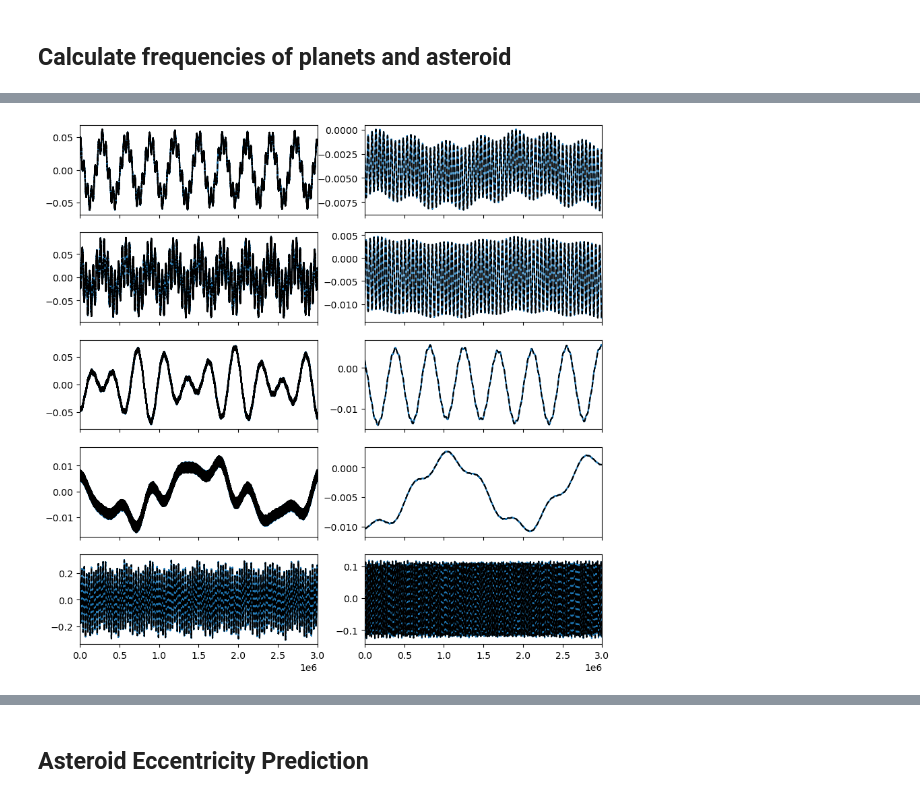
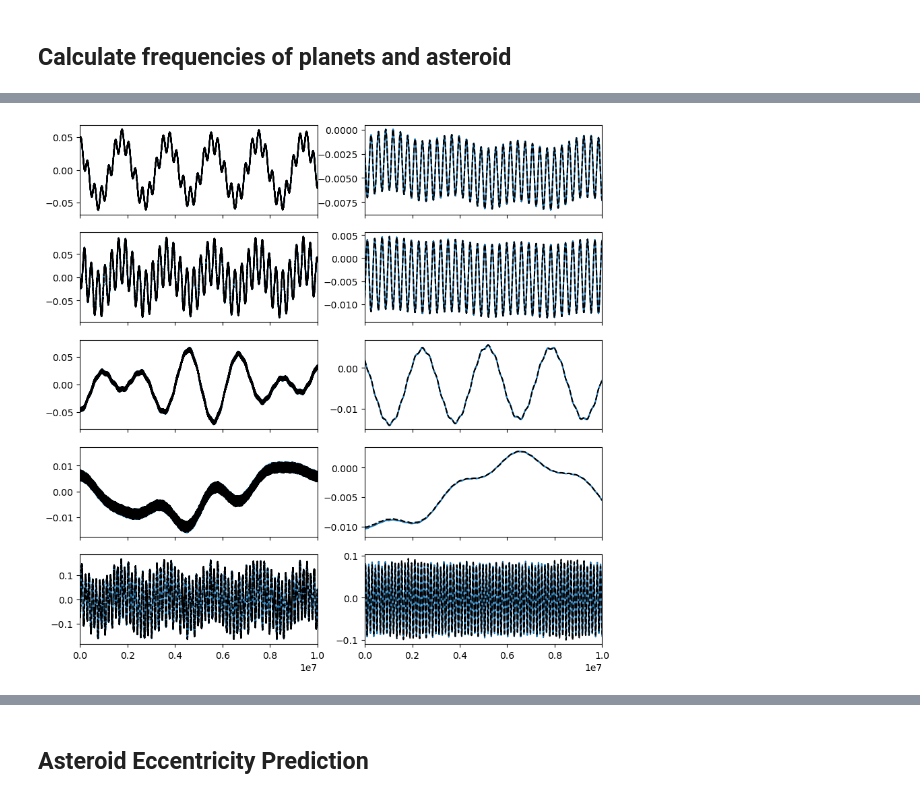
Before and after one commit to kavidey/action-angle-discovery, a Jupyter notebook: Integrations.ipynb, the cells around one changed output, grey strips where cells are left out. Saved outputs shown, nothing was run; the diff lists cells and outputs as text; code cells hidden in the pictures.

```diff
--- a/Integrations.ipynb
+++ b/Integrations.ipynb
@@ -16,7 +16,10 @@ try:
 except:
 	pass
 
-integration_path = Path("integrations") / "outer_planets"
+run_integration = True
+
+outer_only = True
+integration_path = Path("integrations") / ("outer_planets" if outer_only else "full_system")
 integration_path.mkdir(parents=True, exist_ok=True)
 # %% [markdown]
 ## Load asteroid data and create simulation
@@ -69,5 +58,5 @@ rb.OrbitPlot(sim)
 # %%
-asteroid_index = 2
+asteroid_index = 0
 row = merged_df.iloc[asteroid_index]
 row
 # %% [output]
@@ -115,16 +121,17 @@ Ignoring fixed x limits to fulfill fixed data aspect with adjustable data limits
 [figure]
 # %%
-sim.integrator='whfast'
-sim.dt = ps[1].P/100.
-sim.ri_whfast.safe_mode = 0
+if run_integration:
+    sim.integrator='whfast'
+    sim.dt = ps[1].P/100.
+    sim.ri_whfast.safe_mode = 0
 
-Tfin_approx = 1.5e6*ps[-1].P
-total_steps = np.ceil(Tfin_approx / sim.dt)
-Tfin = total_steps * sim.dt + sim.dt
-Nout = 262144
+    Tfin_approx = 1.5e6*ps[-1].P
+    total_steps = np.ceil(Tfin_approx / sim.dt)
+    Tfin = total_steps * sim.dt + sim.dt
+    Nout = 262144
 
-save_file = integration_path / f"asteroid_integration_{row["Des'n"]}.sa"
-sim.save_to_file(str(save_file), step=int(np.floor(total_steps/Nout)), delete_file=True)
-sim.integrate(Tfin, exact_finish_time=0)
-rb.OrbitPlotSet(sim)
+    save_file = integration_path / f"asteroid_integration_{row["Des'n"]}.sa"
+    sim.save_to_file(str(save_file), step=int(np.floor(total_steps/Nout)), delete_file=True)
+    sim.integrate(Tfin, exact_finish_time=0)
+    rb.OrbitPlotSet(sim)
 # %% [output]
@@ -219,22 +223,22 @@ s
 # %%
 fig,ax = plt.subplots(sim.N-1 - inner_planet_offset,2,sharex=True,figsize=(10,10))
 Xsolns = []
 Ysolns = []
 for i,pl in enumerate(planets):
 	freq_amp_dict = ecc_fmft_results[pl]
 	ax[i,0].plot(results['time'],np.real(results['X'][i + inner_planet_offset]))
 	zsoln = np.sum([amp * np.exp(1j*freq*results['time']) for freq,amp in freq_amp_dict.items()],axis=0)
 	ax[i,0].plot(results['time'],np.real(zsoln),'k--')
 
 	freq_amp_dict = inc_fmft_results[pl]
 	Ysolns.append(freq_amp_dict)
 	ax[i,1].plot(results['time'],np.real(results['Y'][i + inner_planet_offset]))
 	zsoln = np.sum([amp * np.exp(1j*freq*results['time']) for freq,amp in freq_amp_dict.items()],axis=0)
 	ax[i,1].plot(results['time'],np.real(zsoln),'k--')
-plt.xlim(0,3e6)
+plt.xlim(0,1e7)
 plt.show()
 # %% [output]
-[figure, old version]
+[figure, new version]
 # %%
 ARCSEC_PER_YR = 1/(180*60*60*2)
 g_vec = np.zeros(4)
```
Also changed, not shown: parts of 13 cells of this notebook, 1 other file.
